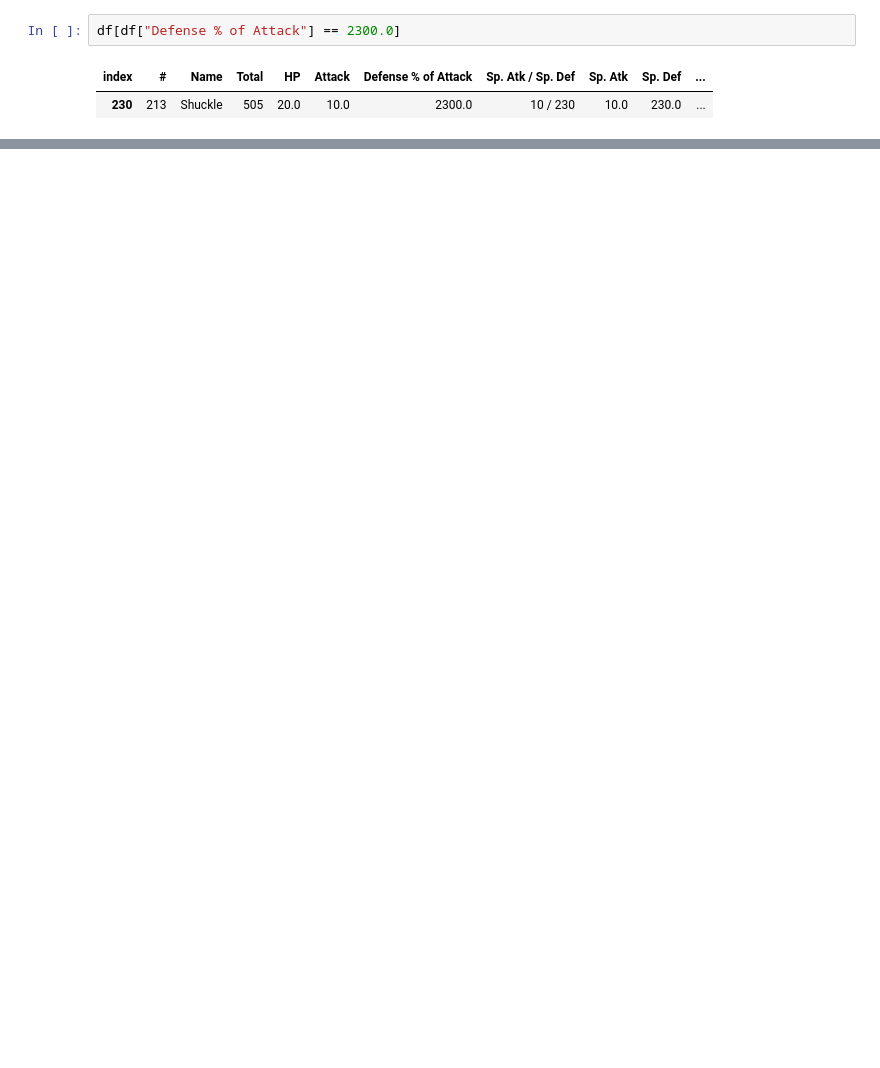
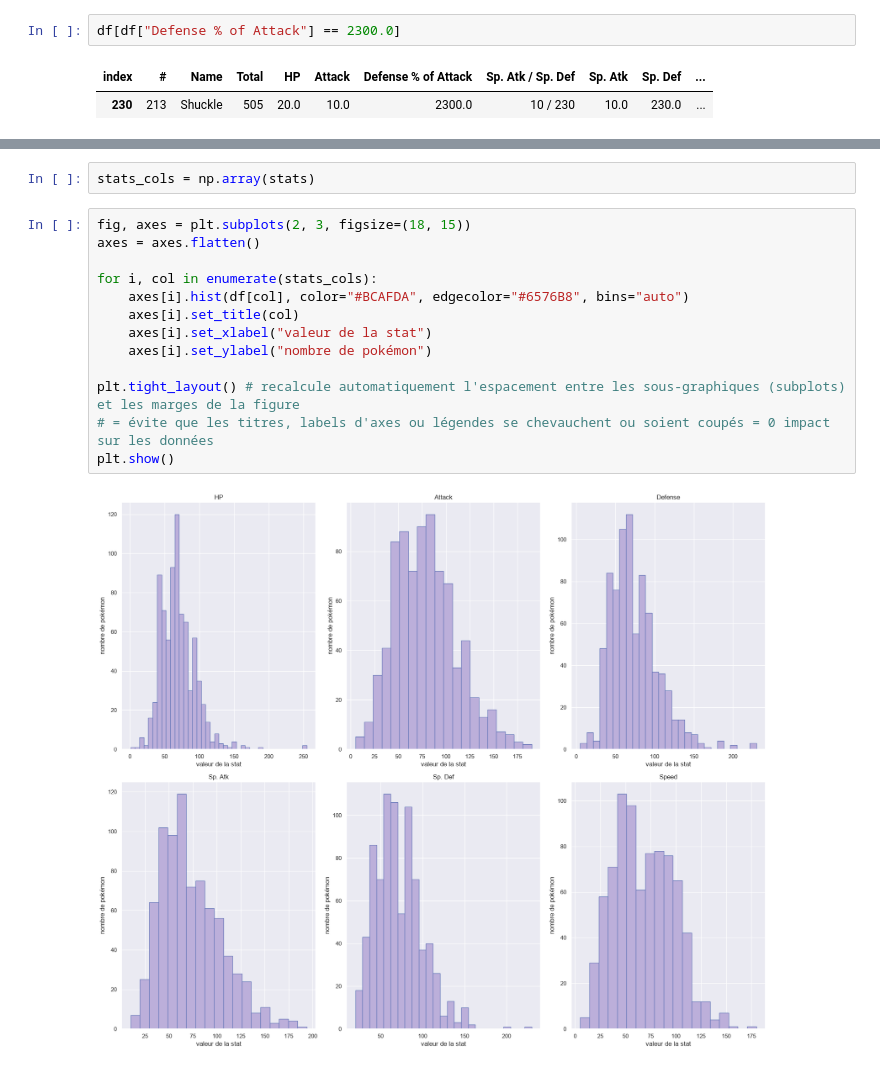
Before and after one commit to Esteranodin/TD_Pokemon, a Jupyter notebook: soisdis_correction_csv_pokemon.ipynb, the cells around one changed output, grey strips where cells are left out. Drawn from its saved outputs; the diff is of its cells as text; blank space fills up the shorter version.

```diff
--- a/soisdis_correction_csv_pokemon.ipynb
+++ b/soisdis_correction_csv_pokemon.ipynb
@@ -717,0 +836,17 @@ df
+# %%
+stats_cols = np.array(stats)
+# %%
+fig, axes = plt.subplots(2, 3, figsize=(18, 15))
+axes = axes.flatten()
+
+for i, col in enumerate(stats_cols):
+    axes[i].hist(df[col], color="#BCAFDA", edgecolor="#6576B8", bins="auto")
+    axes[i].set_title(col)
+    axes[i].set_xlabel("valeur de la stat")
+    axes[i].set_ylabel("nombre de pokémon")
+
+plt.tight_layout() # recalcule automatiquement l'espacement entre les sous-graphiques (subplots) et les marges de la figure
+# = évite que les titres, labels d'axes ou légendes se chevauchent ou soient coupés = 0 impact sur les données
+plt.show()
+# %% [output]
+[figure, added]
```
Also changed, not shown: parts of 45 cells of this notebook, 1 other file.
